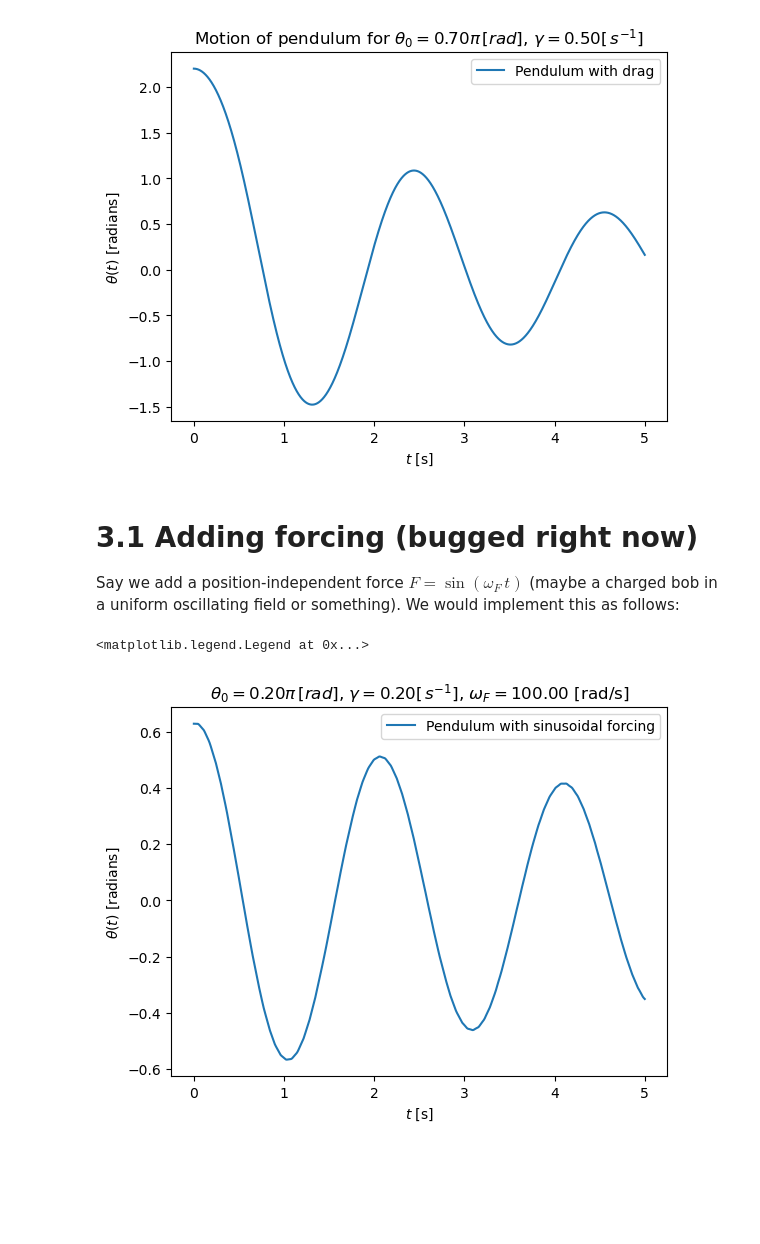
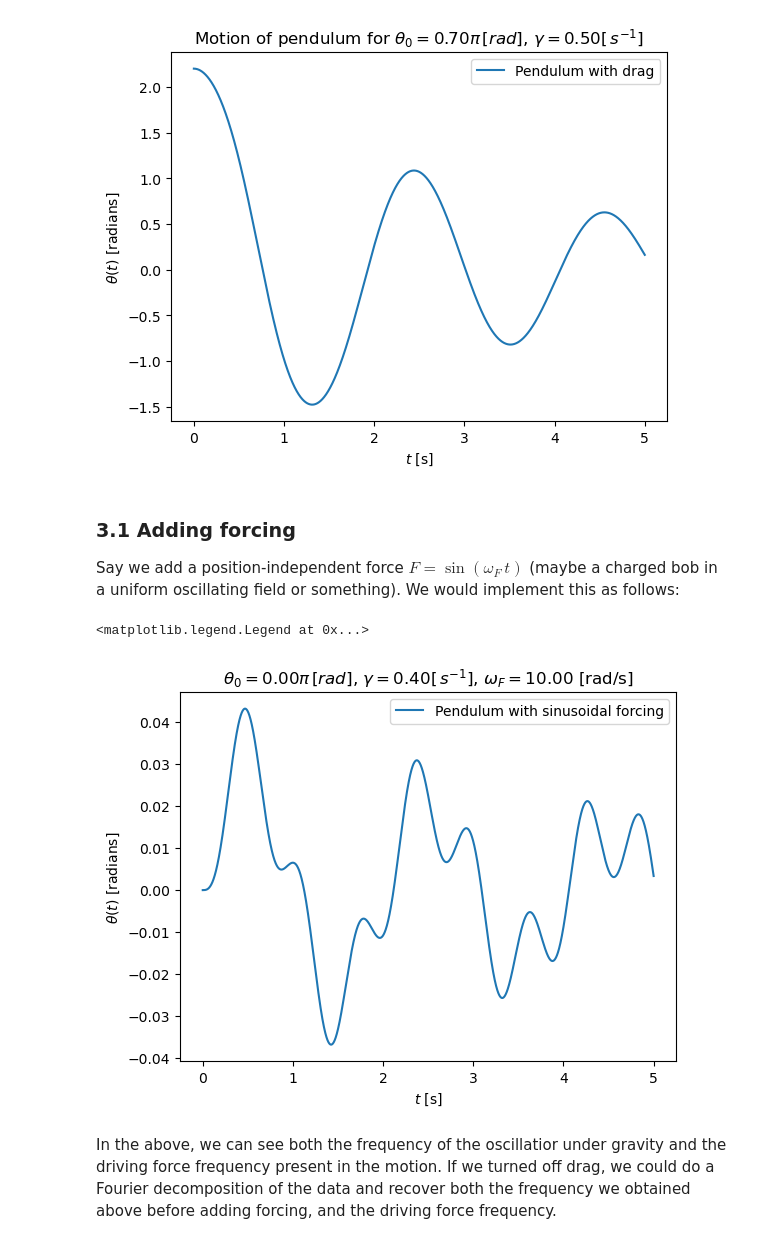
Before and after one commit to hbelzer/8.13-code-snippets, a Jupyter notebook: L0-Pendulum/integrate.ipynb, the cells around one changed output. Drawn from its saved outputs; the diff is of its cells as text; code cells hidden in the pictures; blank space fills up the shorter version.

Commit message:
forcing

```diff
--- a/L0-Pendulum/integrate.ipynb
+++ b/L0-Pendulum/integrate.ipynb
@@ -302,15 +302,10 @@ plt.legend()
 <matplotlib.legend.Legend at 0x...>
 [figure]
 # %% [markdown]
-# 3.1 Adding forcing (bugged right now)
+### 3.1 Adding forcing
 
 Say we add a position-independent force $F = \sin(\omega_F\,t)$ (maybe a charged bob in a uniform oscillating field or something). We would implement this as follows:
 # %%
-omegaF = 100 # say we make $\omega_F = 2$
-
-def external_F(theta,t):
-    return 10*np.sin(omegaF*t)
-
 def v_update_pendulum_drag_forced(theta, v, t, dt, omega=np.sqrt(g_cambridge/L), gamma=0, F=None, m=1.0):
     """ RHS of the v update equation for the unforced pendulum with drag force and without the small angle approximation
 
@@ -351,18 +346,27 @@ def v_update_pendulum_drag_forced(theta, v, t, dt, omega=np.sqrt(g_cambridge/L),
 
     return v_updated
 # %%
-large_theta0 = 0.2*np.pi
-gamma=0.2 # no drag
+# Define external force
+omegaF = 10
 
-theta_drag, v_drag = integrate(v_update_pendulum_drag_forced, t_values, theta0=large_theta0, gamma=gamma, F=external_F)
+def external_F(theta,t):
+    return np.sin(omegaF*t)
+
+# Integrate
+small_theta0 = 0.0
+gamma=0.4
+
+theta_forced, v_forced = integrate(v_update_pendulum_drag_forced, t_values, theta0=small_theta0, gamma=gamma, F=external_F)
 
 fig = plt.figure()
 
-plt.plot(t_values, theta_drag, label = "Pendulum with sinusoidal forcing")
+plt.plot(t_values, theta_forced, label = "Pendulum with sinusoidal forcing")
 plt.xlabel(r"$t$ [s]")
 plt.ylabel(r"$\theta (t)$ [radians]")
-plt.title(r"$\theta_0={:.2f}\pi \,[rad]$, $\gamma={:.2f}$".format(large_theta0/np.pi,gamma) + r"[$\,s^{-1}$]" + r", $\omega_F={:.2f}$ [rad/s]".format(omegaF))
+plt.title(r"$\theta_0={:.2f}\pi \,[rad]$, $\gamma={:.2f}$".format(small_theta0/np.pi,gamma) + r"[$\,s^{-1}$]" + r", $\omega_F={:.2f}$ [rad/s]".format(omegaF))
 plt.legend()
 # %% [output]
 <matplotlib.legend.Legend at 0x...>
-[figure, old version]
+[figure, new version]
+# %% [markdown]
+In the above, we can see both the frequency of the oscillatior under gravity and the driving force frequency present in the motion. If we turned off drag, we could do a Fourier decomposition of the data and recover both the frequency we obtained above before adding forcing, and the driving force frequency.
```
